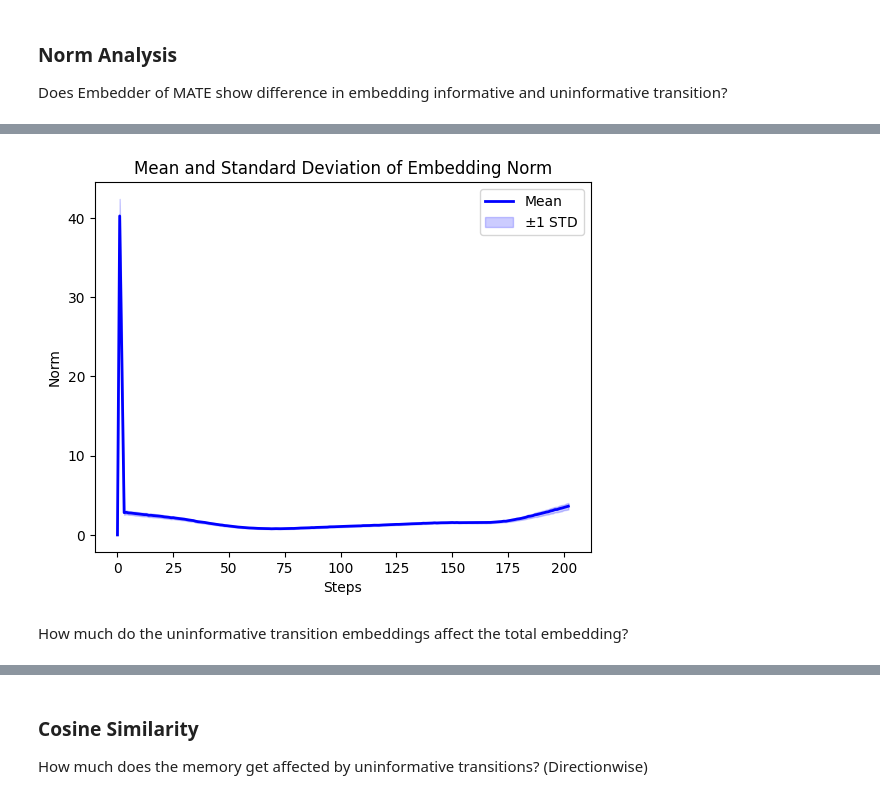
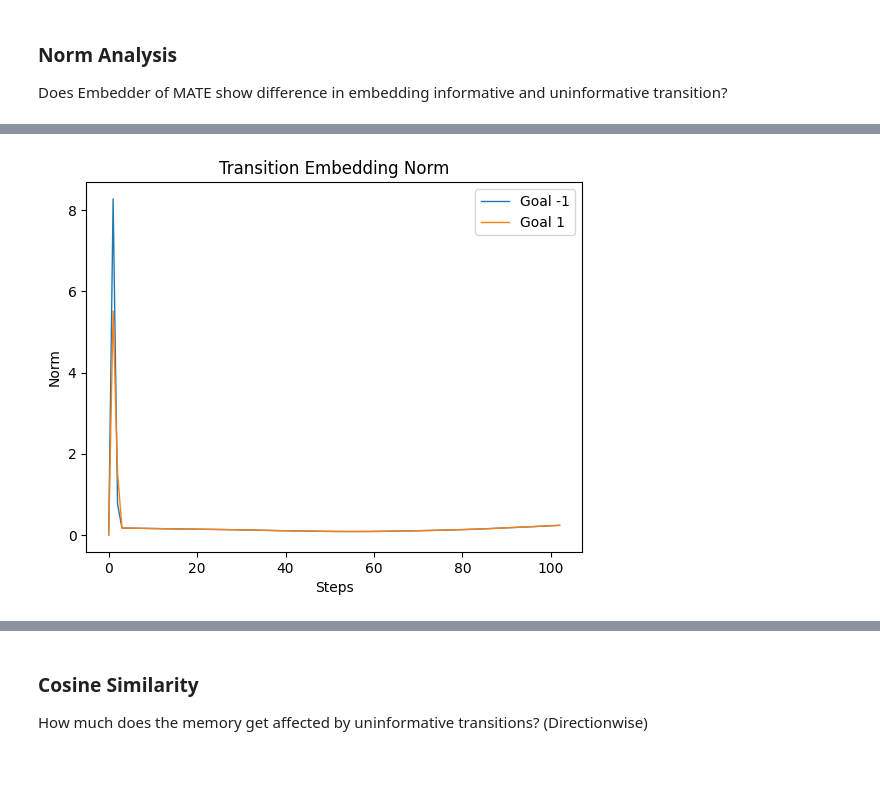
Before and after one commit to himchan00/Memory-RL, a Jupyter notebook: check_tmaze_embedding.ipynb, the cells around one changed output, grey strips where cells are left out. Cells and saved outputs as stored; diff of their text form; code cells hidden in the pictures; blank space fills up the shorter version.

```diff
--- a/check_tmaze_embedding.ipynb
+++ b/check_tmaze_embedding.ipynb
@@ -25,6 +25,11 @@ def to_dotdict(x):
         return DotDict({k: to_dotdict(v) for k, v in x.items()})
     if isinstance(x, list):
         return [to_dotdict(v) for v in x]
+    if isinstance(x, str) and 'e-' in x.lower():
+            try:
+                return float(x)
+            except ValueError:
+                pass
     return x
 
 def unwrap_value_nodes(obj):
@@ -52,7 +57,7 @@ Modify here to change directory
 # %%
 import os
 
-log_dir = "./logs/tmaze_active/200/mate_test_128_permx_projx_lr3e-5_Huber_clip3e-2_dummy_embproj_rere_2026-01-26-22:52:46" # Example: "logs/mujoco/ant-dir/run_name_2026-01-05-17:27:32"
+log_dir = "./logs/tmaze_active/100/test_gate_2026-03-11-15:41:07" # Example: "logs/mujoco/ant-dir/run_name_2026-01-05-17:27:32"
 if log_dir == "SET_YOUR_LOG_DIR_HERE":
     raise ValueError("Please set the 'log_dir' variable to your actual log directory path.")
 
@@ -278,14 +275,13 @@ Does Embedder of MATE show difference in embedding informative and uninformative
 ######## Modify to check the nth transition
 check_index=100
 ########
-embeddings_norm = np.linalg.norm(embeddings, axis=1)
-print(embeddings_norm.shape)
-rest_embeddings_norm = embeddings_norm[:, 2:].reshape(-1, 1)
-import matplotlib.pyplot as plt
-plt.hist(embeddings_norm[:,1], color='b', alpha=0.3, label='First Transition', bins=100)
-plt.hist(embeddings_norm[:,check_index], color='g', alpha=0.3, label=f'{check_index-1}th Transition', bins=100)
-plt.xlabel("Norm")
-plt.ylabel("Number")
-plt.legend()
-plt.show()
+embeddings_norm = np.linalg.norm(embeddings, axis=-1) # (2, T)
+uninformative_transitions = embeddings[:, 2:, :]
+uninformative_transitions_sum = np.sum(uninformative_transitions, axis=1)  # (2, hidden_size)
+uninformative_transitions_sum_norm = np.linalg.norm(uninformative_transitions_sum, axis=-1)  # (2,)
+
+print("Init embedding norm:", agent.critic.head.init_emb.norm().item())
+print(f"Embedding norm at step 1:", embeddings_norm[:, 1])
+print(f"Embedding norm at step {check_index}:", embeddings_norm[:, check_index])
+print(f"Uninformative transitions sum norm:", uninformative_transitions_sum_norm)
 # %% [output]
@@ -294,17 +292,13 @@ plt.show()
 # %%
-mean_vals = np.mean(embeddings_norm, axis=0)
-std_vals = np.std(embeddings_norm, axis=0)
-x = np.arange(len(mean_vals))
-plt.plot(x, mean_vals, label='Mean', color='blue', linewidth=2)
-plt.fill_between(x, mean_vals - std_vals, mean_vals + std_vals,
-                 color='blue', alpha=0.2, label='$\pm 1$ STD')
+import matplotlib.pyplot as plt
 
-plt.title('Mean and Standard Deviation of Embedding Norm')
+plt.plot(embeddings_norm[0], label='Goal -1', linewidth=1)
+plt.plot(embeddings_norm[1], label='Goal 1', linewidth=1)
+
+plt.title('Transition Embedding Norm')
 plt.xlabel('Steps')
 plt.ylabel('Norm')
 plt.legend()
 plt.show()
 # %% [output]
-[figure, old version]
+[figure, new version]
-# %% [markdown]
-How much do the uninformative transition embeddings affect the total embedding?
```
Also changed, not shown: parts of 9 cells of this notebook, 1 other file.
